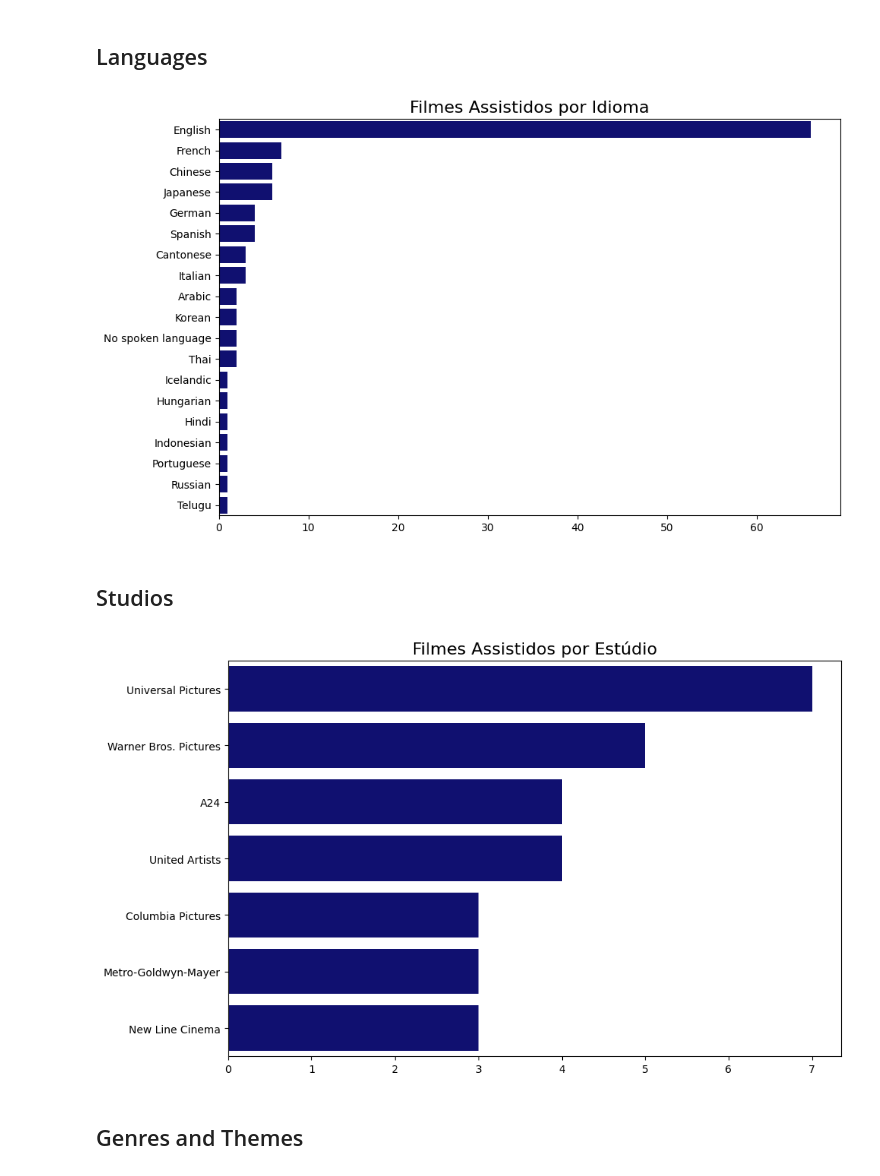
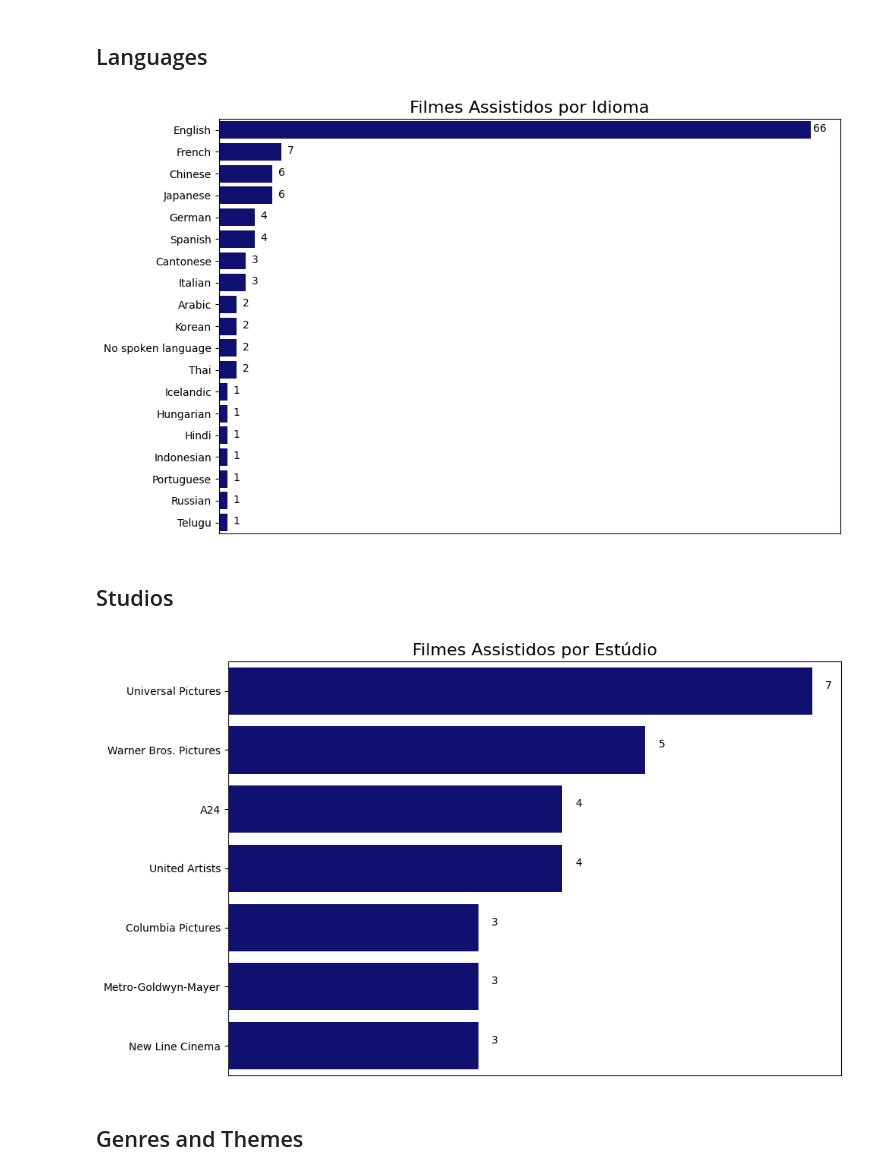
Before and after one commit to oextraordimario/letterboxd_analysis, a Jupyter notebook: movies_analysis.ipynb, the cells around one changed output. Cells and saved outputs as stored; diff of their text form; code cells hidden in the pictures.

```diff
--- a/movies_analysis.ipynb
+++ b/movies_analysis.ipynb
@@ -731,16 +751,22 @@ plt.show()
 # %%
 #pull_whole_crew_data('writer')
 # %%
-df_pd = analytical_dataframes['popular_writers']
+gdf_pw = analytical_dataframes['popular_writers'].drop(columns='link').reset_index()
 
 # Create the horizontal bar chart
-plt.figure(figsize=(10, 4))
-sns.barplot(data=df_pd, x="movie_count", y="name", color='navy')
+plt.figure(figsize=(10, 5))
+sns.barplot(data=gdf_pw, x="movie_count", y="name", color='navy')
 
 # Customize the chart
 plt.title("Filmes Assistidos por Roteirista", fontsize=16)
 plt.xlabel('')
 plt.ylabel('')
+plt.xticks([])
+
+for index, row in gdf_pw.iterrows():
+    plt.text(y=index, x=row['movie_count'] + 0.1,  # Position above the bar
+             s=str(row['movie_count']),  # Display value
+             ha='center', va='bottom', fontsize=10, color='black')  # Styling
 
 # Show the chart
 plt.tight_layout()
@@ -768,12 +776,20 @@ adf_crew_moviesperrole
 # %% [markdown]
 ## Countries
 # %%
+gdf_mpc = analytical_dataframes['movies_per_country'].reset_index()
+
 plt.figure(figsize=(10, 6))
-sns.barplot(data=analytical_dataframes['movies_per_country'], x="movie_count", y="country", color='navy')
+sns.barplot(data=gdf_mpc, x="movie_count", y="country", color='navy')
 
 plt.title("Filmes Assistidos por País", fontsize=16)
 plt.xlabel('')
 plt.ylabel('')
+plt.xticks([])
+
+for index, row in gdf_mpc.iterrows():
+    plt.text(y=index, x=row['movie_count'] + 1,  # Position above the bar
+             s=str(row['movie_count']),  # Display value
+             ha='center', va='bottom', fontsize=10, color='black')  # Styling
 
 plt.tight_layout()
 plt.show()
@@ -782,31 +798,47 @@ plt.show()
 # %% [markdown]
 ## Languages
 # %%
+gdf_mpl = analytical_dataframes['movies_per_language'].reset_index()
+
 plt.figure(figsize=(10, 6))
-sns.barplot(data=analytical_dataframes['movies_per_language'], x="movie_count", y="language", color='navy')
+sns.barplot(data=gdf_mpl, x="movie_count", y="language", color='navy')
 
 plt.title("Filmes Assistidos por Idioma", fontsize=16)
 plt.xlabel('')
 plt.ylabel('')
+plt.xticks([])
+
+for index, row in gdf_mpl.iterrows():
+    plt.text(y=index + 0.2, x=row['movie_count'] + 1,  # Position above the bar
+             s=str(row['movie_count']),  # Display value
+             ha='center', va='bottom', fontsize=10, color='black')  # Styling
 
 plt.tight_layout()
 plt.show()
 # %% [output]
-[figure, old version]
+[figure, new version]
 # %% [markdown]
 ## Studios
 # %%
+gdf_mps = analytical_dataframes['movies_per_studio'].reset_index()
+
 plt.figure(figsize=(10, 6))
 sns.barplot(data=analytical_dataframes['movies_per_studio'], x="movie_count", y="studio", color='navy')
 
 plt.title("Filmes Assistidos por Estúdio", fontsize=16)
 plt.xlabel('')
 plt.ylabel('')
+plt.xticks([])
+
+for index, row in gdf_mps.iterrows():
+    plt.text(y=index, x=row['movie_count'] + 0.2,  # Position above the bar
+             s=str(row['movie_count']),  # Display value
+             ha='center', va='bottom', fontsize=10, color='black')  # Styling
 
 plt.tight_layout()
 plt.show()
 # %% [output]
-[figure, old version]
+[figure, new version]
 # %% [markdown]
 ## Genres and Themes
 # %%
```
Also changed, not shown: parts of 15 cells of this notebook.
